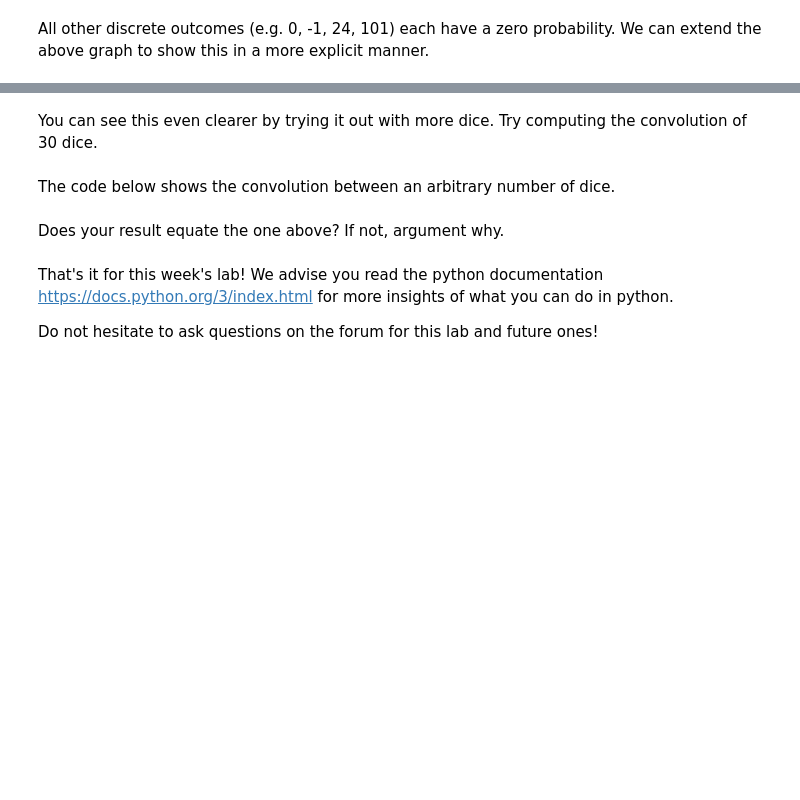
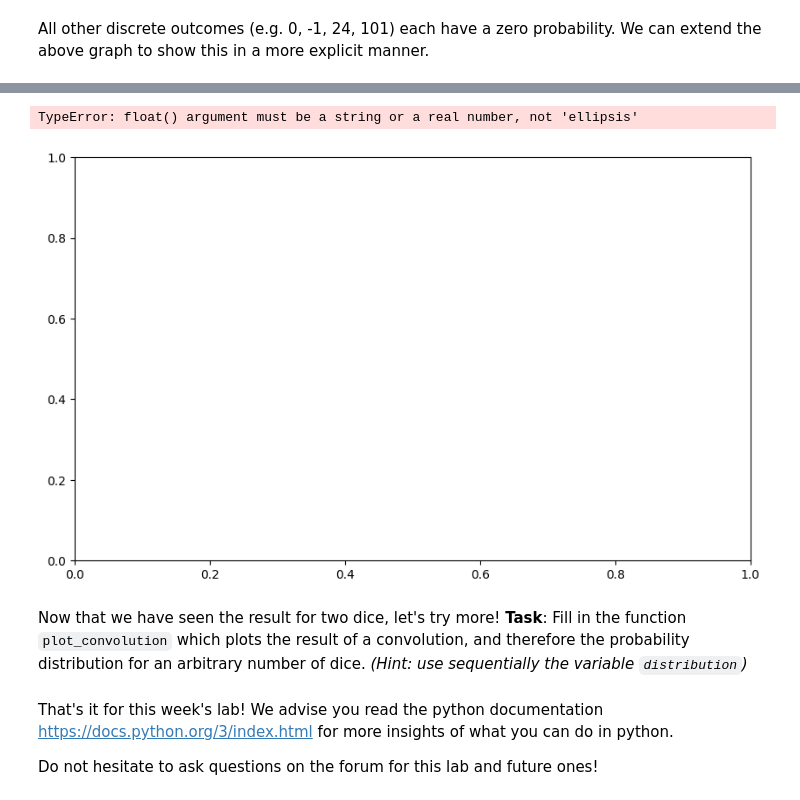
Before and after one commit to LCAV/COM202, a Jupyter notebook: 01-intro/lab1_COM202.ipynb, the cells around one changed output, grey strips where cells are left out. Drawn from its saved outputs; the diff is of its cells as text; code cells hidden in the pictures; blank space fills up the shorter version.

Commit message:
correction of end of lab for the dice roll pb

```diff
--- a/01-intro/lab1_COM202.ipynb
+++ b/01-intro/lab1_COM202.ipynb
@@ -537,20 +537,24 @@ def manual_convolution(a, b):
 # %%
 import numpy as np
 import matplotlib.pyplot as plt
 
 # Representing a single dice roll
 dice = np.array([1/6]*6)
 
 # Convolve this with itself to represent the sum of rolling two dice
-convolved = manual_convolution(dice, dice)
+convolved = ... #Your code
 
 plt.figure(figsize=(10,6))
 plt.stem(range(2,13), convolved, use_line_collection=True)
 plt.xlabel('Sum of two dice rolls')
 plt.ylabel('Probability')
 plt.ylabel('Probability')
 plt.title('The Probability Distribution of the Sum of Two Dice Rolls')
 plt.grid(True)
 plt.show()
+# %% [output]
+TypeError: float() argument must be a string or a real number, not 'ellipsis'
+[figure, added]
 # %% [markdown]
-You can see this even clearer by trying it out with more dice. Try computing the convolution of 30 dice.
+Now that we have seen the result for two dice, let's try more!
+**Task**: Fill in the function `plot_convolution` which plots the result of a convolution, and therefore the probability distribution for an arbitrary number of dice. *(Hint: use sequentially the variable `distribution`)*
@@ -559,5 +561,3 @@ You can see this even clearer by trying it out with more dice. Try computing the
-# %% [markdown]
-The code below shows the convolution between an arbitrary number of dice.
 # %%
 from ipywidgets import interact, IntSlider
 
@@ -575,5 +574,3 @@ def plot_convolution(n_dice):
     plt.show()
 
 interact(plot_convolution, n_dice=IntSlider(min=1, max=30, value=2))
-# %% [markdown]
-Does your result equate the one above? If not, argument why.
```
Also changed, not shown: parts of 4 cells of this notebook.
